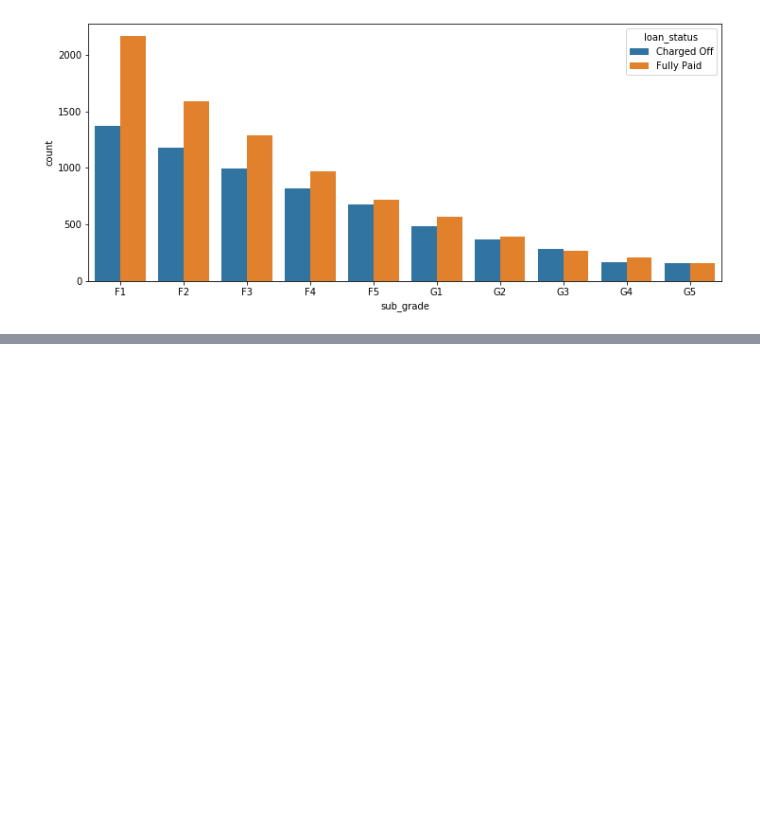
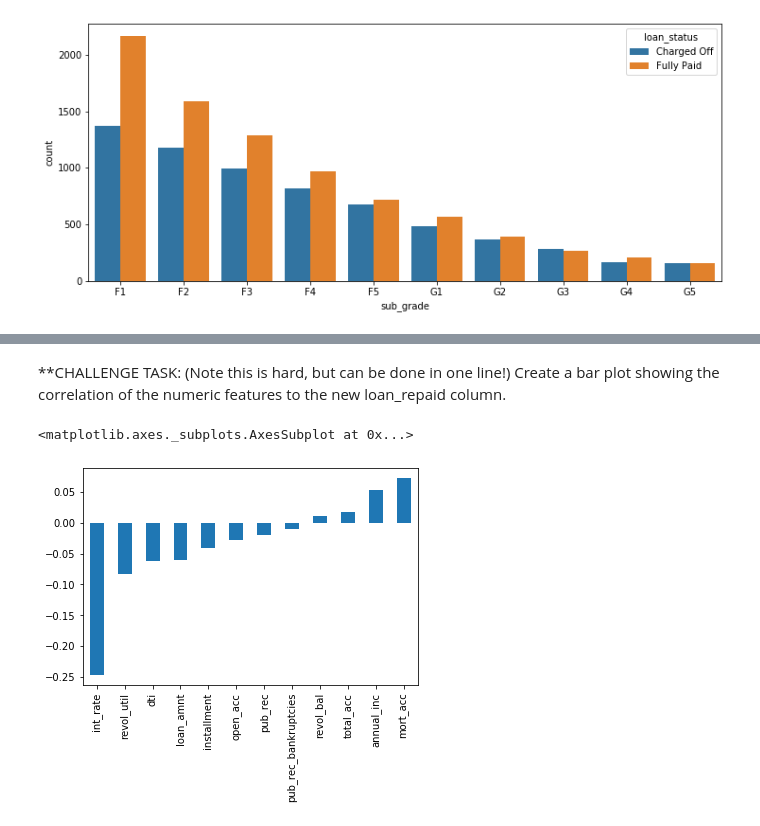
Before and after one commit to GkouskosV/Python-for-Data-Science-and-Machine-Learning-Bootcamp, a Jupyter notebook: Deep_Learning_Sections/Keras_LendingClub_API_Project.ipynb, the cells around one changed output, grey strips where cells are left out. Drawn from its saved outputs; the diff is of its cells as text; code cells hidden in the pictures; blank space fills up the shorter version.

Commit message:
keras api visualization finished

```diff
--- a/Deep_Learning_Sections/Keras_LendingClub_API_Project.ipynb
+++ b/Deep_Learning_Sections/Keras_LendingClub_API_Project.ipynb
@@ -409,0 +416,2 @@ sns.countplot(x='sub_grade', data=df[df['sub_grade'] > 'F'].sort_values('sub_gra
+# %%
+df['loan_repaid'] = df['loan_status'].apply(lambda status: 1 if status == 'Fully Paid' else 0)
@@ -409,0 +434,7 @@ sns.countplot(x='sub_grade', data=df[df['sub_grade'] > 'F'].sort_values('sub_gra
+# %% [markdown]
+**CHALLENGE TASK: (Note this is hard, but can be done in one line!) Create a bar plot showing the correlation of the numeric features to the new loan_repaid column.
+# %%
+df.corr()['loan_repaid'].sort_values()[:-1].plot.bar()
+# %% [output]
+<matplotlib.axes._subplots.AxesSubplot at 0x...>
+[figure, added]
```
Also changed, not shown: parts of 3 cells of this notebook.
